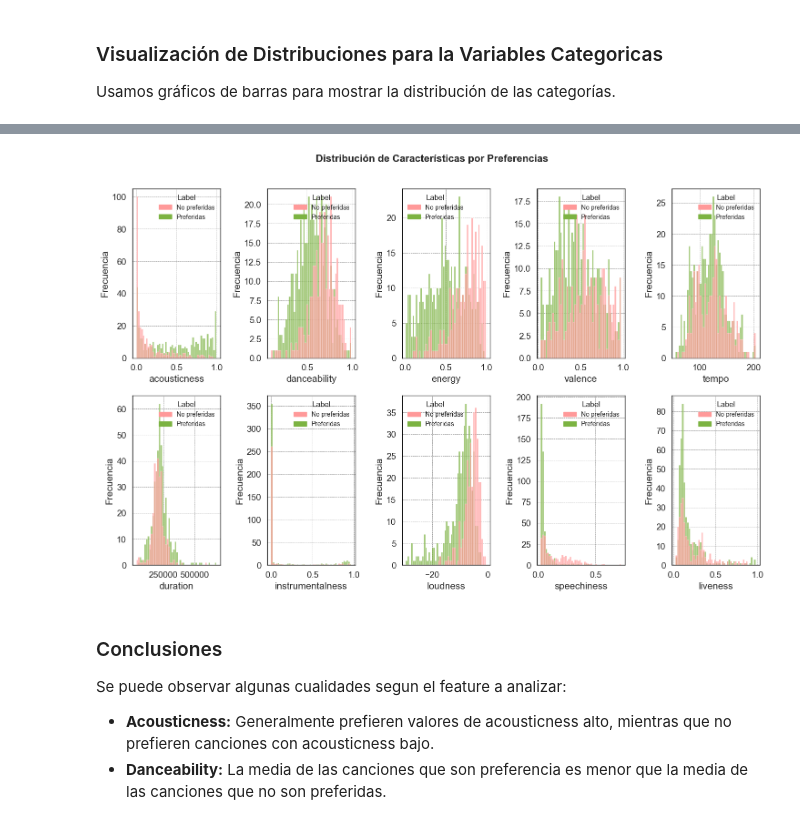
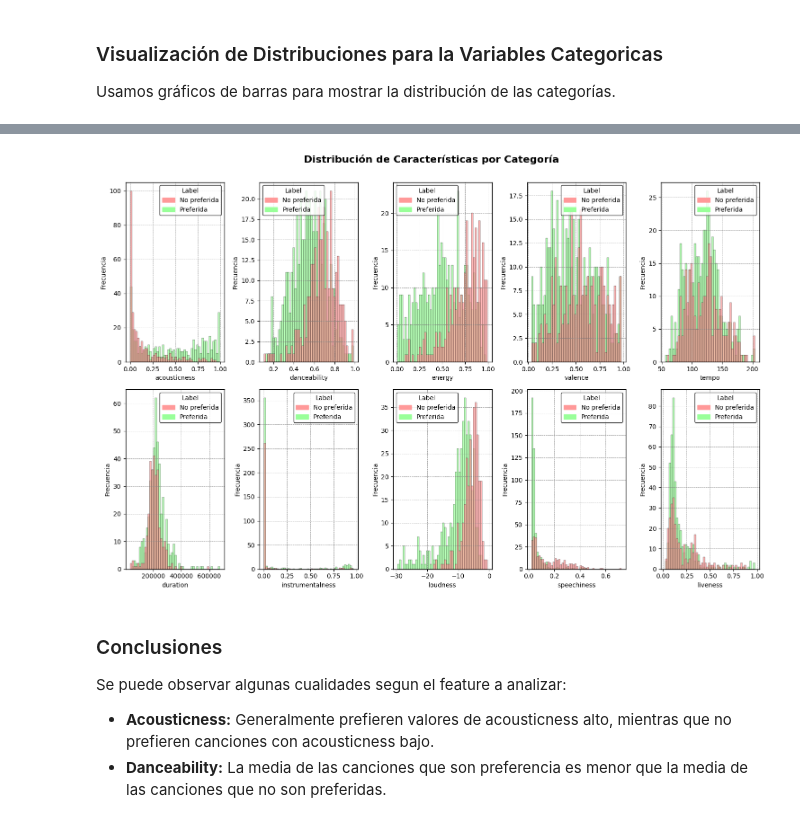
Before and after one commit to luciano106/CEIA-AMq1, a Jupyter notebook: TP_FINAL/tp_final.ipynb, the cells around one changed output, grey strips where cells are left out. Cells and saved outputs as stored; diff of their text form; code cells hidden in the pictures.

```diff
--- a/TP_FINAL/tp_final.ipynb
+++ b/TP_FINAL/tp_final.ipynb
@@ -385,18 +295,0 @@ Nuestro objetivo va a ser predecir si una canción es del agrado del usuario. Pa
-# %%
-palette = {
-    0: '#ff9999',  # Rojo
-    1: '#7CB342',   # Verde
-    -1: '#ffff99'   # Amarillo
-}
-
-target_esn = {
-    0: 'Preferidas',
-    1: 'No preferidas'
-}
-
-fig, ax = plt.subplots()
-ax.pie(spotify_df.label.value_counts(),
-       labels=[target_esn[0], target_esn[1]], shadow={'ox': -0.02, 'edgecolor': 'none', 'shade': 0.4},
-       colors=[palette[1], palette[0]], autopct='%1.1f%%', startangle=90)
-plt.title("Distribución de las Preferencias de Canciones")
-plt.show()
@@ -484,5 +376,18 @@ Se muestran distribuciones utilizando la variable label (cancion que es preferen
 # %%
 import matplotlib.patches as patches
+
+# Paleta de colores para los gráficos
+palette = {
+    0: '#ff9999',  # Rojo
+    1: '#99ff99',   # Verde
+    -1: '#ffff99'   # Amarillo
+}
+
+target_esn = {
+    0: 'Preferida',
+    1: 'No preferida'
+}
+
 
 # Número de columnas
 n_columns = 5
@@ -492,43 +397,43 @@ n_rows = (len(variables_numericas) + n_columns - 1) // n_columns
 # Crear la figura y los ejes para la cuadrícula de histogramas
 fig, axes = plt.subplots(n_rows, n_columns, figsize=(15, 5 * n_rows), squeeze=False)
 
-fig.suptitle('Distribución de Características por Preferencias', fontsize=16, fontweight='bold')
+fig.suptitle('Distribución de Características por Categoría', fontsize=16, fontweight='bold')
 
 # Graficar histogramas según target
 for idx, feature in enumerate(variables_numericas):
     row = idx // n_columns
     col = idx % n_columns
     ax = axes[row, col]
 
     sns.histplot(data=spotify_df, x=feature, hue='label', bins=50, alpha=0.7, palette=palette, ax=ax)
     ax.set_xlabel(feature)
     ax.set_ylabel('Frecuencia')
 
-    handles = [patches.Patch(color=palette[0], label=target_esn[1]), patches.Patch(color=palette[1], label=target_esn[0])]
-    legend = ax.legend(handles=handles, title='Label', fontsize=10, title_fontsize=12)
+    handles = [patches.Patch(color=palette[0], label='No preferida'), patches.Patch(color=palette[1], label='Preferida')]
+    legend = ax.legend(handles=handles, title='Label')
 
     ax.set_facecolor('#ffffff')  # Fondo blanco para el área de trazado
     for spine in ax.spines.values():
         spine.set_edgecolor('black')  # Borde negro en el área de trazado
         spine.set_linewidth(1)  # Grosor del borde del área de trazado
     ax.grid(True, which='both', linestyle='--', linewidth=0.5, color='gray')
 
-    legend.set_frame_on(False)  # Habilitar el marco de la leyenda
+    legend.set_frame_on(True)  # Habilitar el marco de la leyenda
     legend.get_frame().set_edgecolor('black')  # Color del borde de la leyenda
     legend.get_frame().set_linewidth(1)  # Grosor del borde de la leyenda
 
 # Eliminar ejes vacíos si hay menos gráficos que subplots
 for idx in range(len(variables_numericas), n_rows * n_columns):
     row = idx // n_columns
     col = idx % n_columns
     fig.delaxes(axes[row, col])
 
 # Ajustar el diseño para evitar solapamientos
 plt.tight_layout(rect=[0, 0, 1, 0.97])
 
 plt.show()
 # %% [output]
-[figure, old version]
+[figure, new version]
 # %% [markdown]
 ### Conclusiones
 
```
Also changed, not shown: parts of 66 cells of this notebook, 1 other file.
